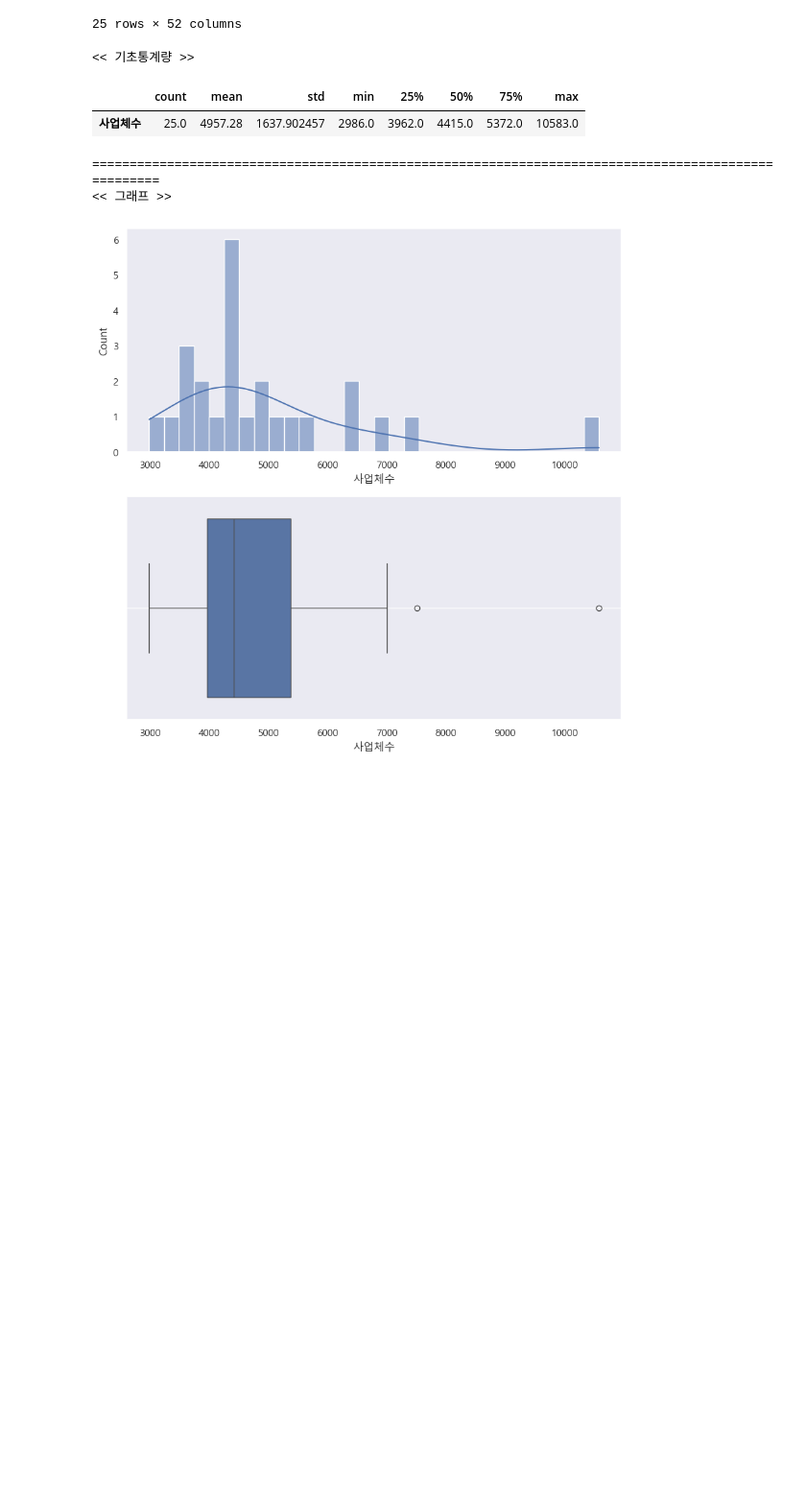
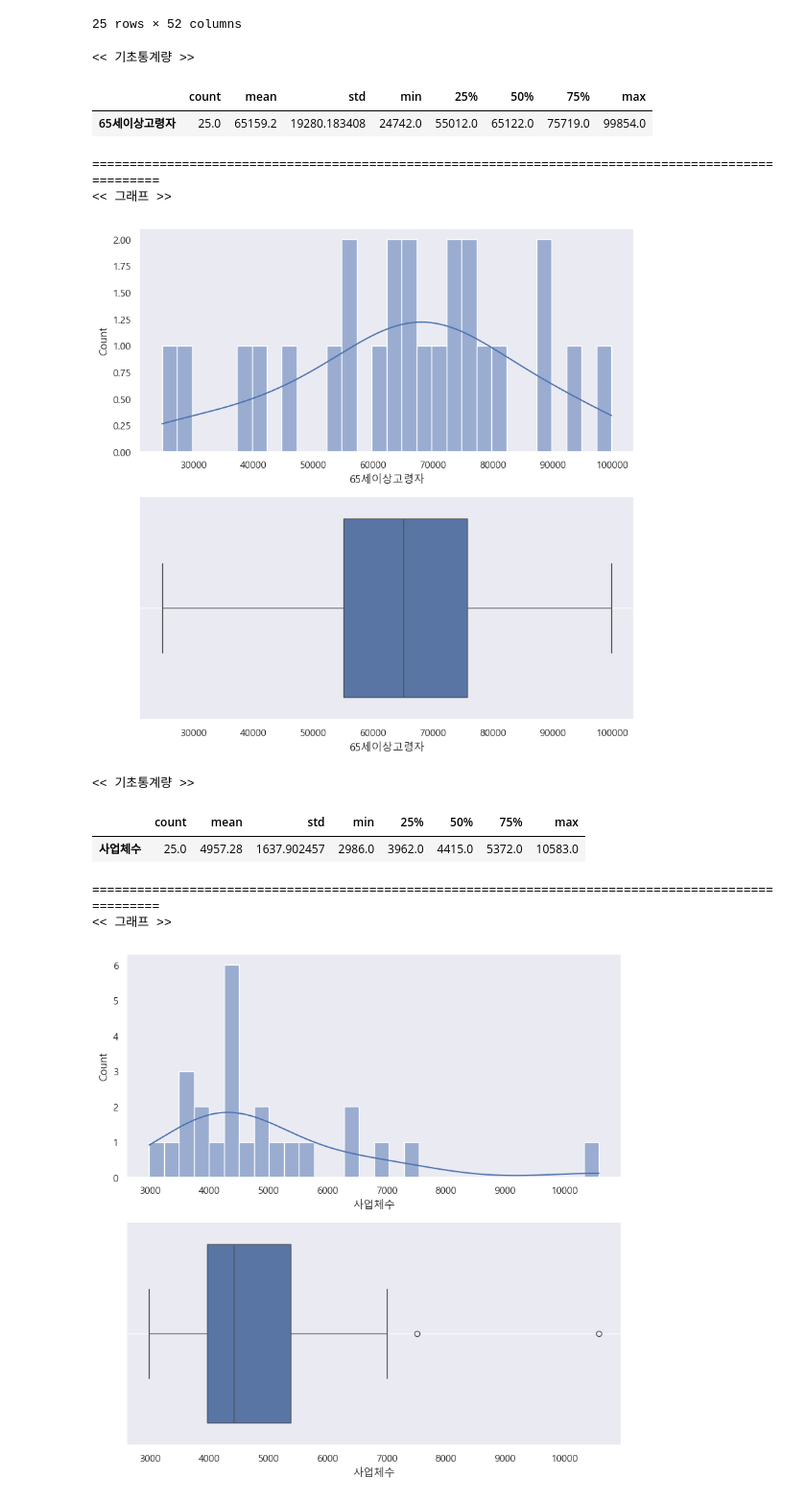
Before and after one commit to undervi/data-analysis-seoul-bus, a Jupyter notebook: 5. 데이터 분석.ipynb, the cells around one changed output. Shown: that part at 96% size. Saved outputs shown, nothing was run; the diff lists cells and outputs as text; code cells hidden in the pictures; blank space fills up the shorter version.

```diff
--- a/5. 데이터 분석.ipynb
+++ b/5. 데이터 분석.ipynb
@@ -223,6 +223,15 @@ df
 | 23 | 11240 | 송파구 | 415 | 55 | 5641742 | 5603488 | 114.270072 | 113.495260 | 25.429707 | ... |
 | 24 | 11250 | 강동구 | 369 | 21 | 2890053 | 2830506 | 99.161194 | 97.118065 | 25.670084 | ... |
 25 rows × 52 columns
+# %%
+eda_1_num(df, '65세이상고령자', bins = 30)
+# %% [output]
+<< 기초통계량 >>
+|  | count | mean | std | min | 25% | 50% | 75% | max |
+| 65세이상고령자 | 25.0 | 65159.2 | 19280.183408 | 24742.0 | 55012.0 | 65122.0 | 75719.0 | 99854.0 |
+====================================================================================================
+<< 그래프 >>
+[figure, added]
 # %%
 eda_1_num(df, '사업체수', bins = 30)
 # %% [output]
```
Also changed, not shown: parts of 2 cells of this notebook, 11 other files.
